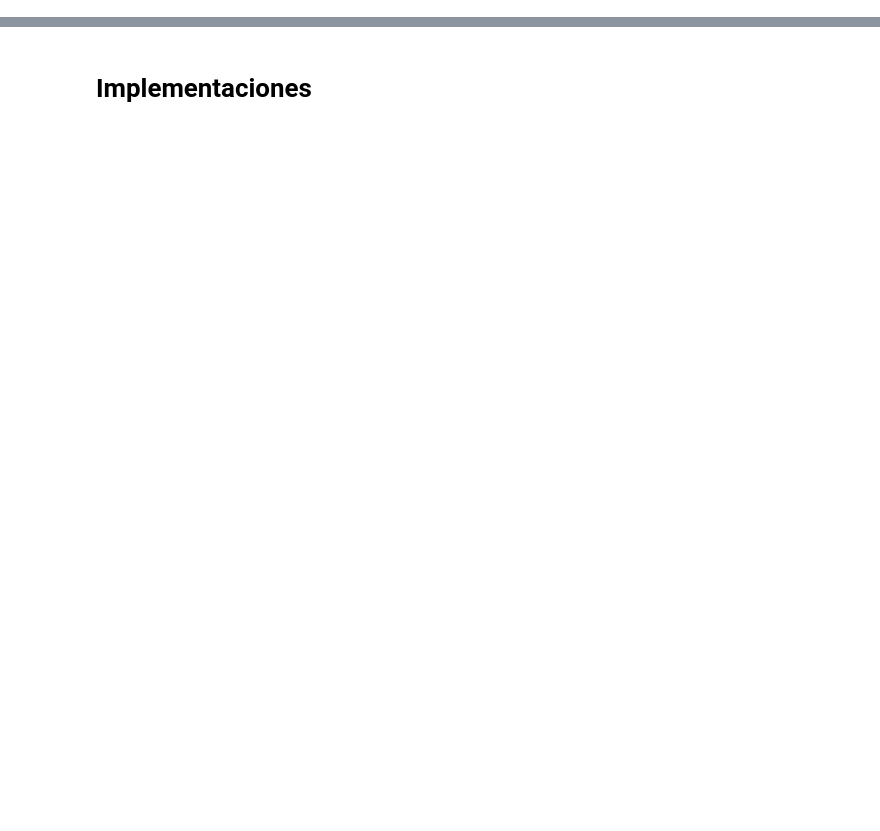
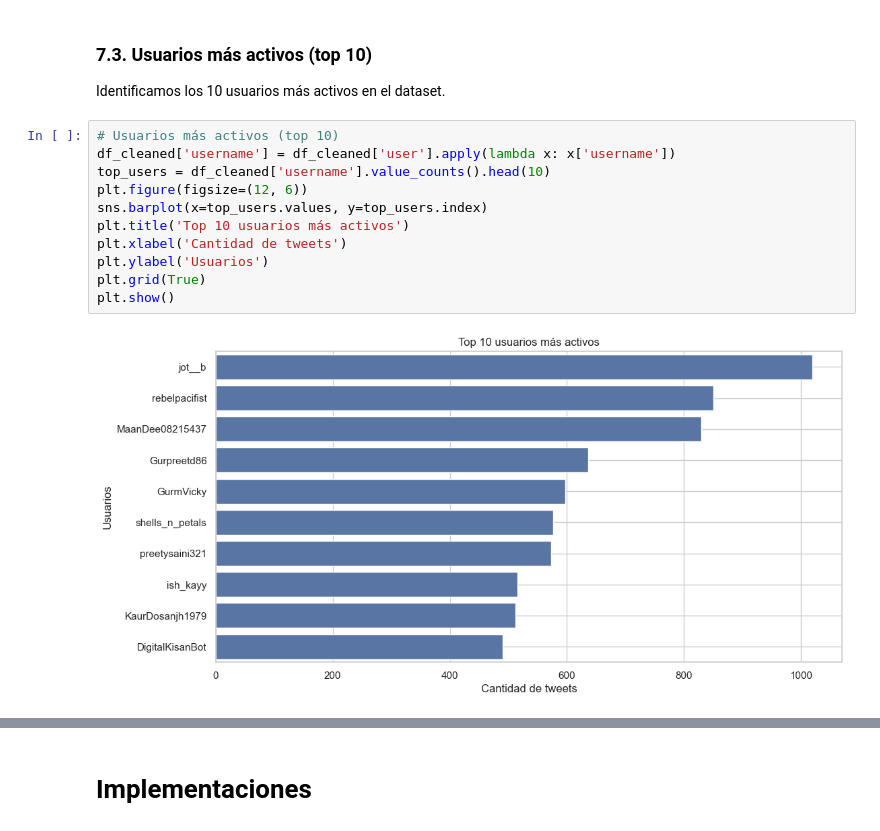
Before and after one commit to bassisi/desafios, a Jupyter notebook: src/challenge.ipynb, the cells around one changed output, grey strips where cells are left out. Drawn from its saved outputs; the diff is of its cells as text; blank space fills up the shorter version.

```diff
--- a/src/challenge.ipynb
+++ b/src/challenge.ipynb
@@ -321,0 +165,17 @@ dataframe["lang"].value_counts().plot(kind='bar')
+# %% [markdown]
+### 7.3. Usuarios más activos (top 10)
+
+Identificamos los 10 usuarios más activos en el dataset.
+# %%
+# Usuarios más activos (top 10)
+df_cleaned['username'] = df_cleaned['user'].apply(lambda x: x['username'])
+top_users = df_cleaned['username'].value_counts().head(10)
+plt.figure(figsize=(12, 6))
+sns.barplot(x=top_users.values, y=top_users.index)
+plt.title('Top 10 usuarios más activos')
+plt.xlabel('Cantidad de tweets')
+plt.ylabel('Usuarios')
+plt.grid(True)
+plt.show()
+# %% [output]
+[figure, added]
```
Also changed, not shown: parts of 70 cells of this notebook, 1 other file.
